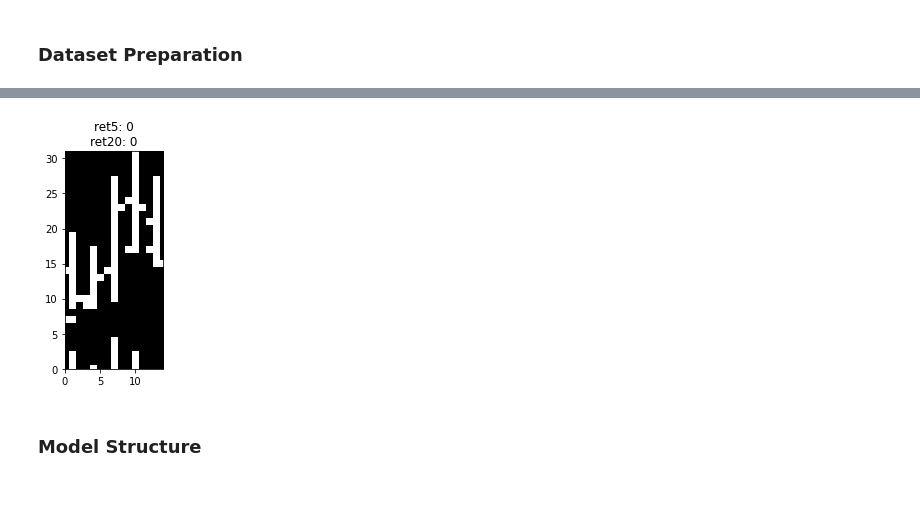
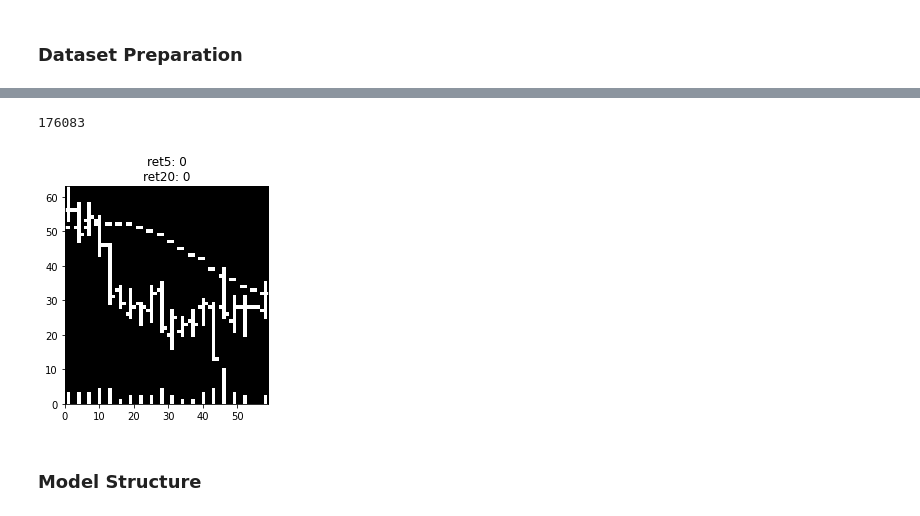
Before and after one commit to RichardS0268/CNN-for-Trading, a Jupyter notebook: pipeline.ipynb, the cells around one changed output, grey strips where cells are left out. Cells and saved outputs as stored; diff of their text form; code cells hidden in the pictures.

```diff
--- a/pipeline.ipynb
+++ b/pipeline.ipynb
@@ -44,11 +45,15 @@ TRAIN DataSet Initialized
          - Volume Shown: True
 # %%
 image_set = train_dataset.generate_images(setting.DATASET.SAMPLE_RATE)
+# %%
+len(image_set)
+# %% [output]
+176083
 # %%
 # preview of the "image" (np.array)
-display_image(image_set[0])
+display_image(image_set[69])
 # %% [output]
-[figure, old version]
+[figure, new version]
 # %%
 train_loader_size = int(len(image_set)*(1-setting.TRAIN.VALID_RATIO))
 valid_loader_size = len(image_set) - train_loader_size
```
Also changed, not shown: parts of 8 cells of this notebook, 27 other files.
